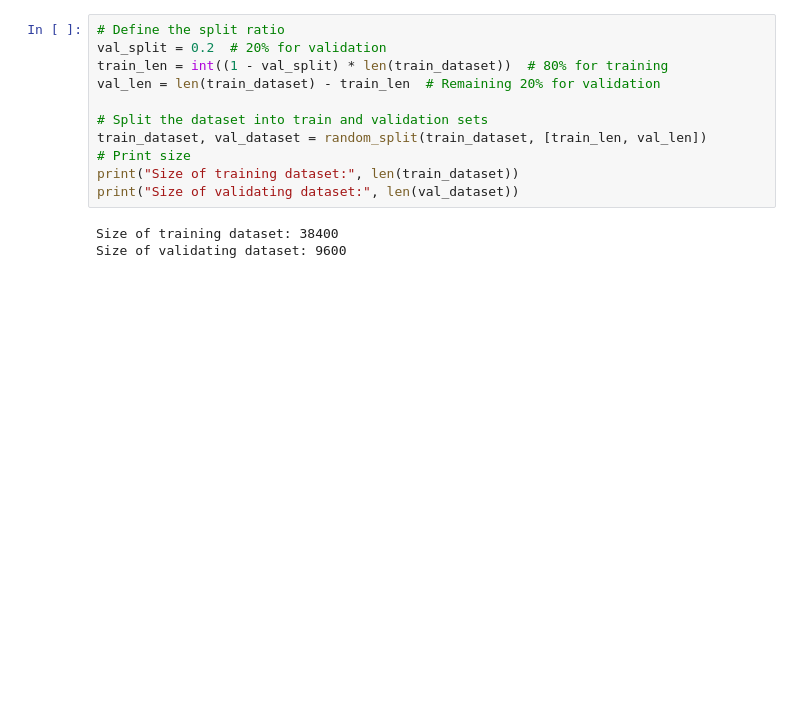
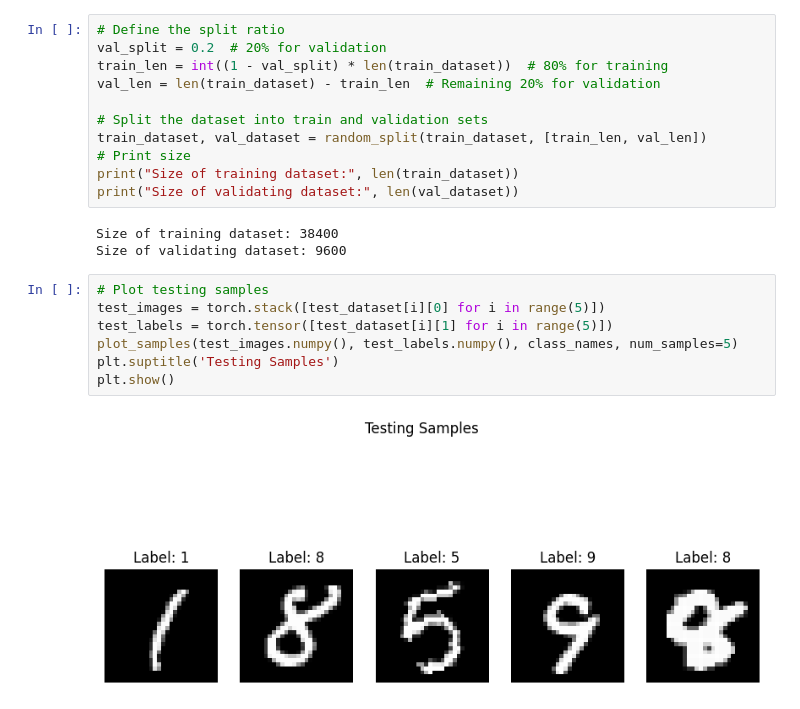
Before and after one commit to Team-Synapse-UoM/Custom-CNN-ImageClassification, a Jupyter notebook: data.ipynb, the cells around one changed output. Saved outputs shown, nothing was run; the diff lists cells and outputs as text; blank space fills up the shorter version.

```diff
--- a/data.ipynb
+++ b/data.ipynb
@@ -507,3 +542,12 @@ print("Size of validating dataset:", len(val_dataset))
 # %% [output]
 Size of training dataset: 38400
 Size of validating dataset: 9600
+# %%
+# Plot testing samples
+test_images = torch.stack([test_dataset[i][0] for i in range(5)])
+test_labels = torch.tensor([test_dataset[i][1] for i in range(5)])
+plot_samples(test_images.numpy(), test_labels.numpy(), class_names, num_samples=5)
+plt.suptitle('Testing Samples')
+plt.show()
+# %% [output]
+[figure, added]
```
Also changed, not shown: parts of 11 cells of this notebook.
